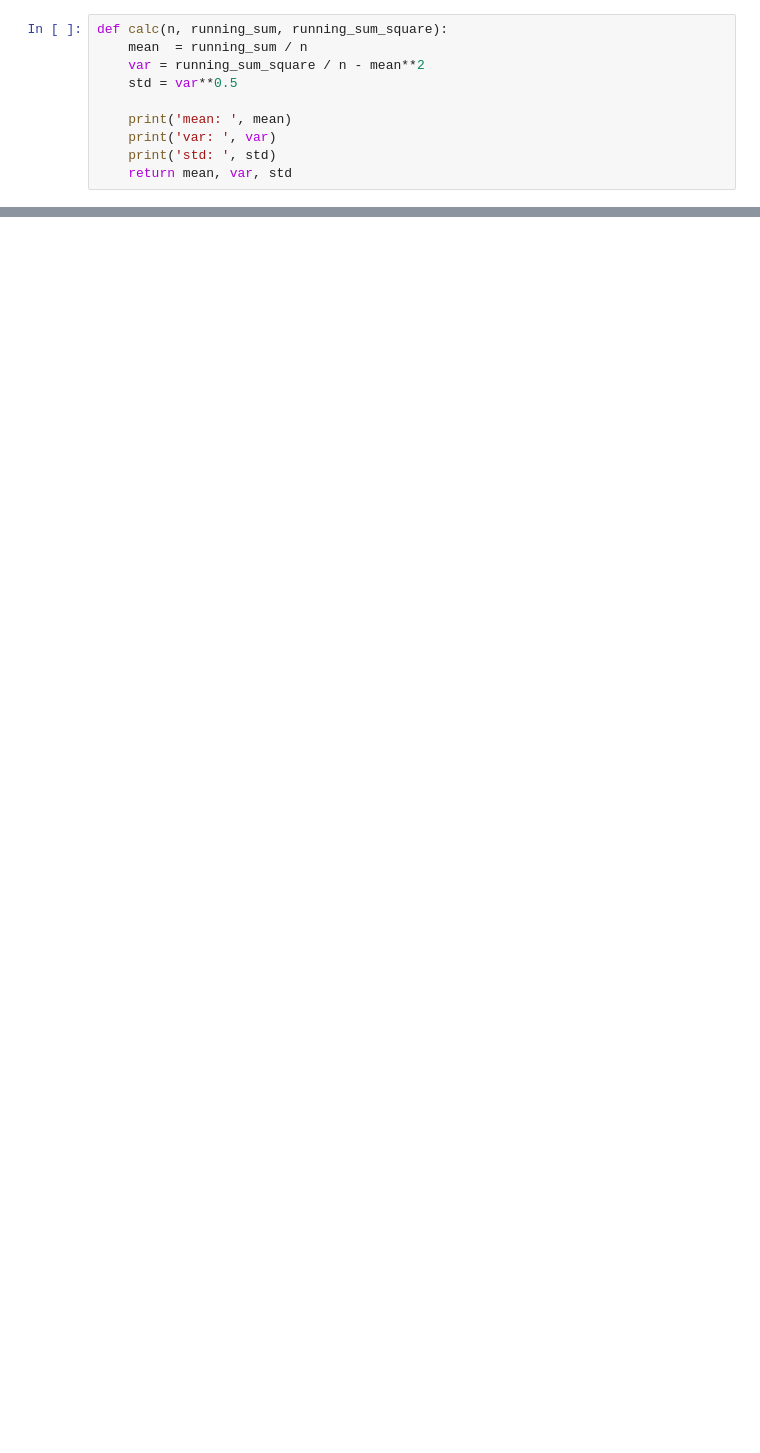
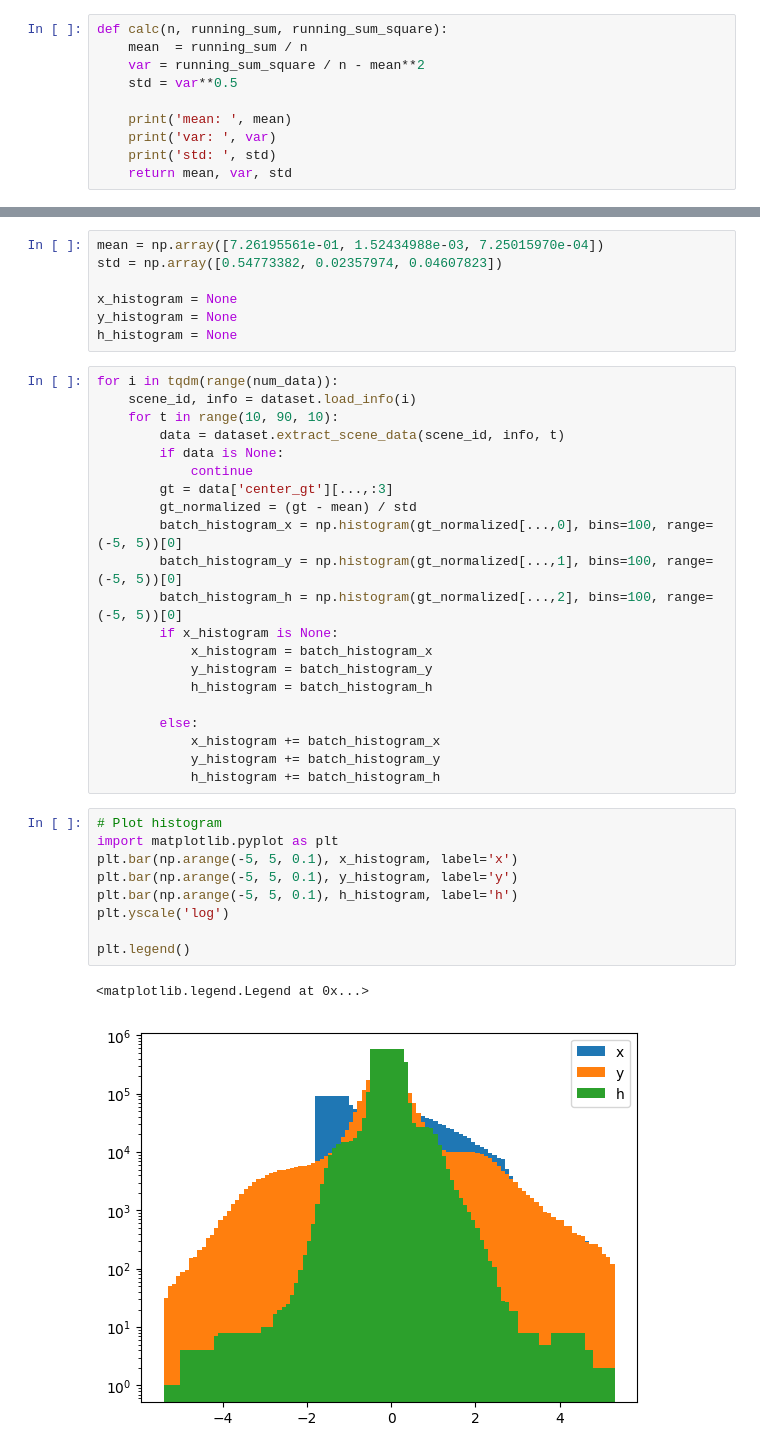
Before and after one commit to zzx9636/MTR, a Jupyter notebook: get_mean_var.ipynb, the cells around one changed output, grey strips where cells are left out. Drawn from its saved outputs; the diff is of its cells as text; blank space fills up the shorter version.

```diff
--- a/get_mean_var.ipynb
+++ b/get_mean_var.ipynb
@@ -100,0 +58,40 @@ std:  [0.54742527 0.02324506 0.05283004]
+# %%
+mean = np.array([7.26195561e-01, 1.52434988e-03, 7.25015970e-04])
+std = np.array([0.54773382, 0.02357974, 0.04607823])
+
+x_histogram = None
+y_histogram = None
+h_histogram = None
+# %%
+for i in tqdm(range(num_data)):
+    scene_id, info = dataset.load_info(i)
+    for t in range(10, 90, 10):
+        data = dataset.extract_scene_data(scene_id, info, t)
+        if data is None:
+            continue
+        gt = data['center_gt'][...,:3]
+        gt_normalized = (gt - mean) / std
+        batch_histogram_x = np.histogram(gt_normalized[...,0], bins=100, range=(-5, 5))[0]
+        batch_histogram_y = np.histogram(gt_normalized[...,1], bins=100, range=(-5, 5))[0]
+        batch_histogram_h = np.histogram(gt_normalized[...,2], bins=100, range=(-5, 5))[0]
+        if x_histogram is None:
+            x_histogram = batch_histogram_x
+            y_histogram = batch_histogram_y
+            h_histogram = batch_histogram_h
+
+        else:
+            x_histogram += batch_histogram_x
+            y_histogram += batch_histogram_y
+            h_histogram += batch_histogram_h
+# %%
+# Plot histogram
+import matplotlib.pyplot as plt
+plt.bar(np.arange(-5, 5, 0.1), x_histogram, label='x')
+plt.bar(np.arange(-5, 5, 0.1), y_histogram, label='y')
+plt.bar(np.arange(-5, 5, 0.1), h_histogram, label='h')
+plt.yscale('log')
+
+plt.legend()
+# %% [output]
+<matplotlib.legend.Legend at 0x...>
+[figure, added]
```
Also changed, not shown: parts of 4 cells of this notebook, 10 other files.
